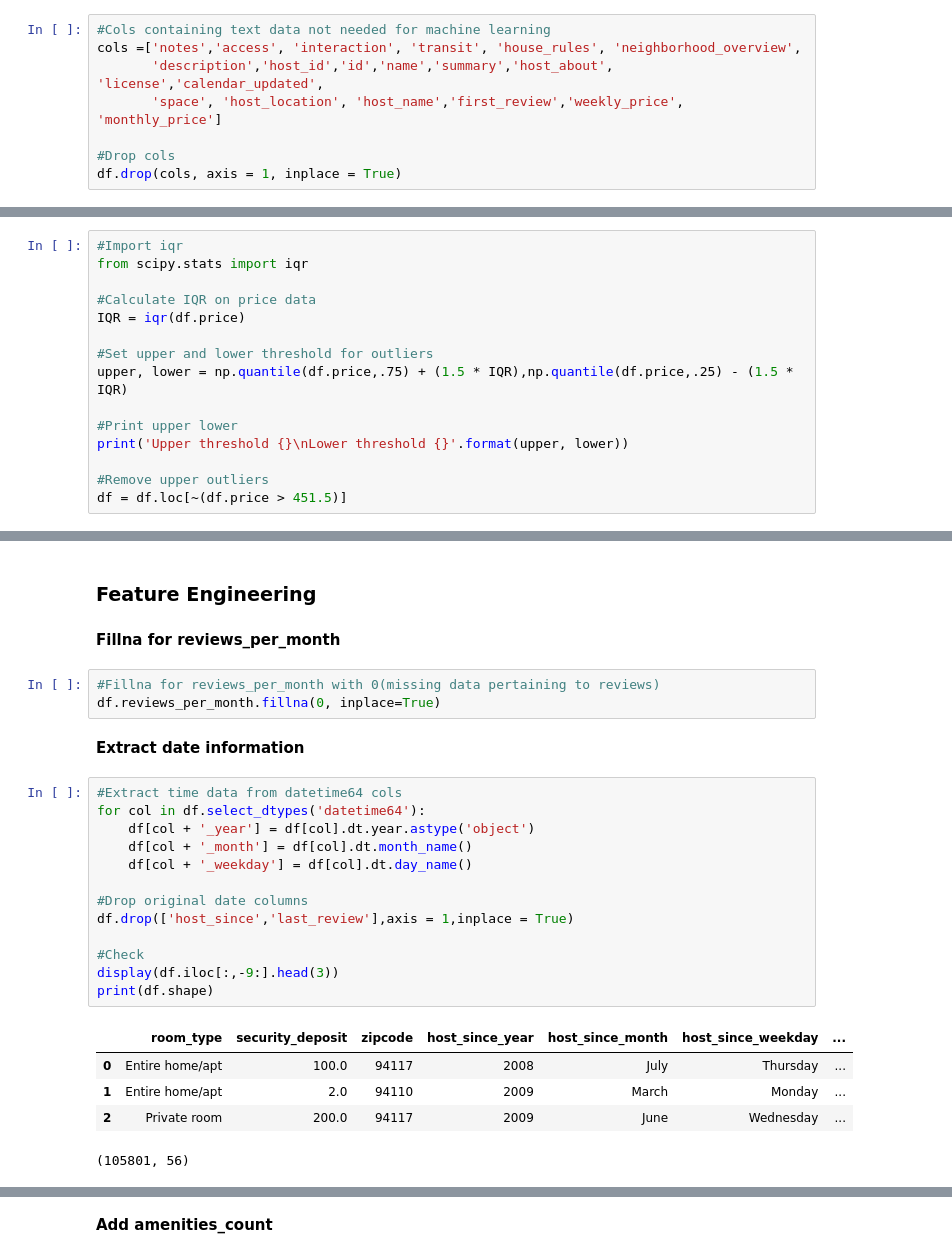
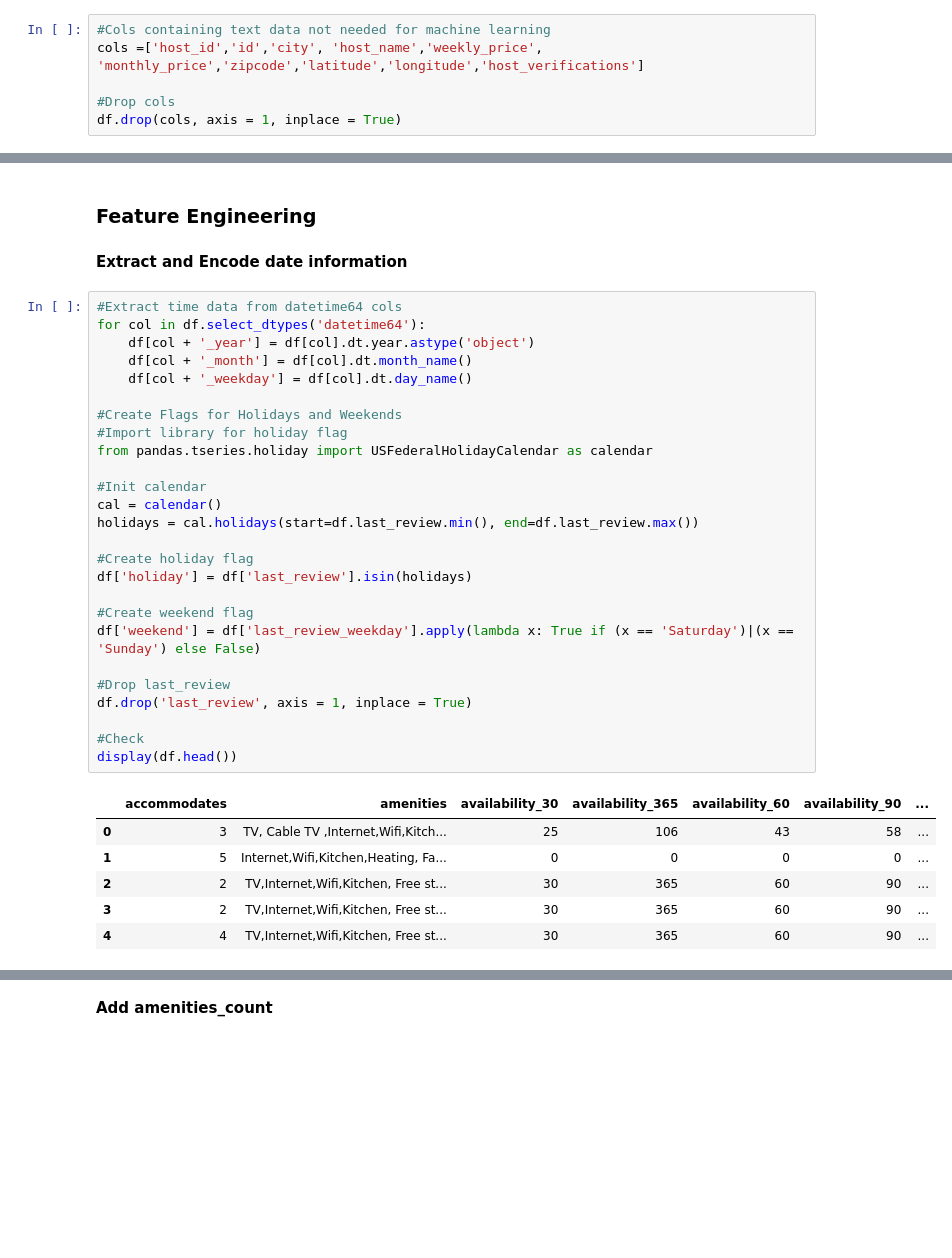
Before and after one commit to KishenSharma6/SF-Airbnb-Analysis, a Jupyter notebook: Project_Codes/03_Processing/2020_0530_Listings_ML_Preprocessing.ipynb, the cells around one changed output, grey strips where cells are left out. Drawn from its saved outputs; the diff is of its cells as text; blank space fills up the shorter version.

```diff
--- a/Project_Codes/03_Processing/2020_0530_Listings_ML_Preprocessing.ipynb
+++ b/Project_Codes/03_Processing/2020_0530_Listings_ML_Preprocessing.ipynb
@@ -81,9 +72,7 @@ Image(filename= visualizations +  'weekday_price_box.png', width=700, height=400
 #### Drop Unnecessary columns
 # %%
 #Cols containing text data not needed for machine learning
-cols =['notes','access', 'interaction', 'transit', 'house_rules', 'neighborhood_overview',
-       'description','host_id','id','name','summary','host_about', 'license','calendar_updated',
-       'space', 'host_location', 'host_name','first_review','weekly_price', 'monthly_price']
+cols =['host_id','id','city', 'host_name','weekly_price', 'monthly_price','zipcode','latitude','longitude','host_verifications']
 
 #Drop cols
 df.drop(cols, axis = 1, inplace = True)
@@ -92,15 +78,0 @@ df.drop(cols, axis = 1, inplace = True)
-# %%
-#Import iqr
-from scipy.stats import iqr
-
-#Calculate IQR on price data
-IQR = iqr(df.price)
-
-#Set upper and lower threshold for outliers
-upper, lower = np.quantile(df.price,.75) + (1.5 * IQR),np.quantile(df.price,.25) - (1.5 * IQR)
-
-#Print upper lower
-print('Upper threshold {}\nLower threshold {}'.format(upper, lower))
-
-#Remove upper outliers
-df = df.loc[~(df.price > 451.5)]
@@ -118,28 +79,37 @@ df.price.hist(figsize=(10,7))
 # %% [markdown]
 ### Feature Engineering
-# %% [markdown]
-**Fillna for reviews_per_month**
-# %%
-#Fillna for reviews_per_month with 0(missing data pertaining to reviews)
-df.reviews_per_month.fillna(0, inplace=True)
 # %% [markdown]
-**Extract date information**
+**Extract and Encode date information**
 # %%
 #Extract time data from datetime64 cols
 for col in df.select_dtypes('datetime64'):
     df[col + '_year'] = df[col].dt.year.astype('object')
     df[col + '_month'] = df[col].dt.month_name()
     df[col + '_weekday'] = df[col].dt.day_name()
 
-#Drop original date columns
-df.drop(['host_since','last_review'],axis = 1,inplace = True)
+#Create Flags for Holidays and Weekends
+#Import library for holiday flag
+from pandas.tseries.holiday import USFederalHolidayCalendar as calendar
+
+#Init calendar
+cal = calendar()
+holidays = cal.holidays(start=df.last_review.min(), end=df.last_review.max())
+
+#Create holiday flag
+df['holiday'] = df['last_review'].isin(holidays)
+
+#Create weekend flag
+df['weekend'] = df['last_review_weekday'].apply(lambda x: True if (x == 'Saturday')|(x == 'Sunday') else False)
+
+#Drop last_review
+df.drop('last_review', axis = 1, inplace = True)
 
 #Check
-display(df.iloc[:,-9:].head(3))
-print(df.shape)
+display(df.head())
 # %% [output]
-|  | room_type | security_deposit | zipcode | host_since_year | host_since_month | host_since_weekday | ... |
-| 0 | Entire home/apt | 100.0 | 94117 | 2008 | July | Thursday | ... |
-| 1 | Entire home/apt | 2.0 | 94110 | 2009 | March | Monday | ... |
-| 2 | Private room | 200.0 | 94117 | 2009 | June | Wednesday | ... |
+|  | accommodates | amenities | availability_30 | availability_365 | availability_60 | availability_90 | ... |
+| 0 | 3 | TV, Cable TV ,Internet,Wifi,Kitch... | 25 | 106 | 43 | 58 | ... |
+| 1 | 5 | Internet,Wifi,Kitchen,Heating, Fa... | 0 | 0 | 0 | 0 | ... |
+| 2 | 2 | TV,Internet,Wifi,Kitchen, Free st... | 30 | 365 | 60 | 90 | ... |
+| 3 | 2 | TV,Internet,Wifi,Kitchen, Free st... | 30 | 365 | 60 | 90 | ... |
+| 4 | 4 | TV,Internet,Wifi,Kitchen, Free st... | 30 | 365 | 60 | 90 | ... |
-(105801, 56)
```
Also changed, not shown: parts of 25 cells of this notebook.
